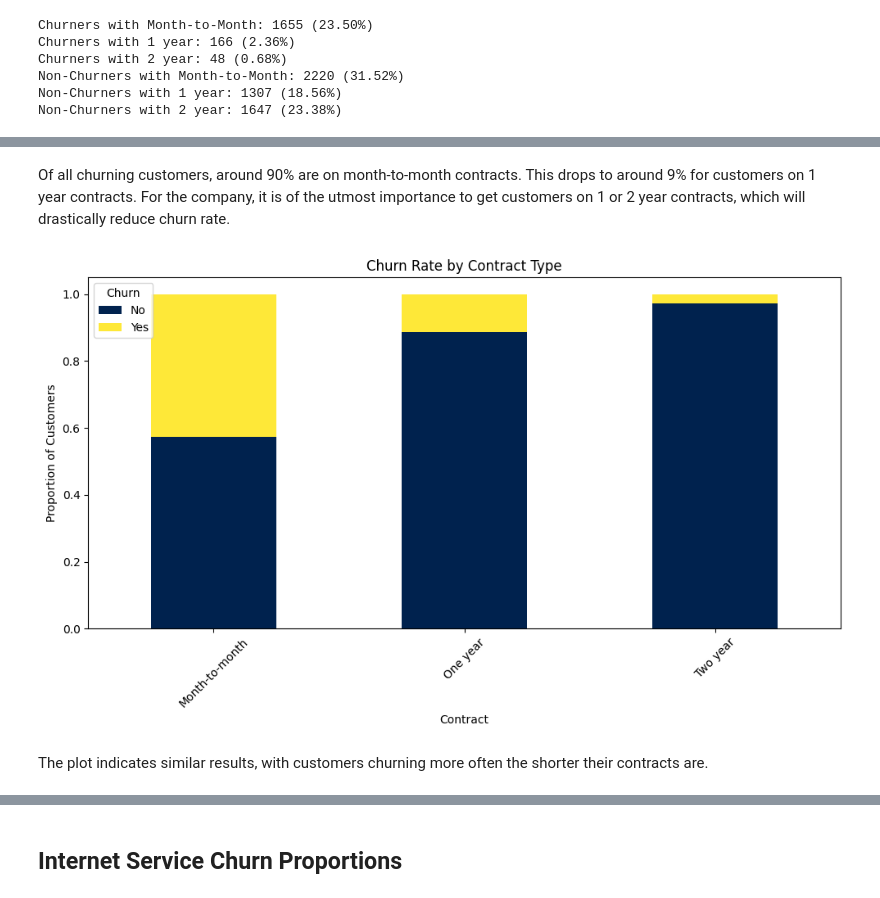
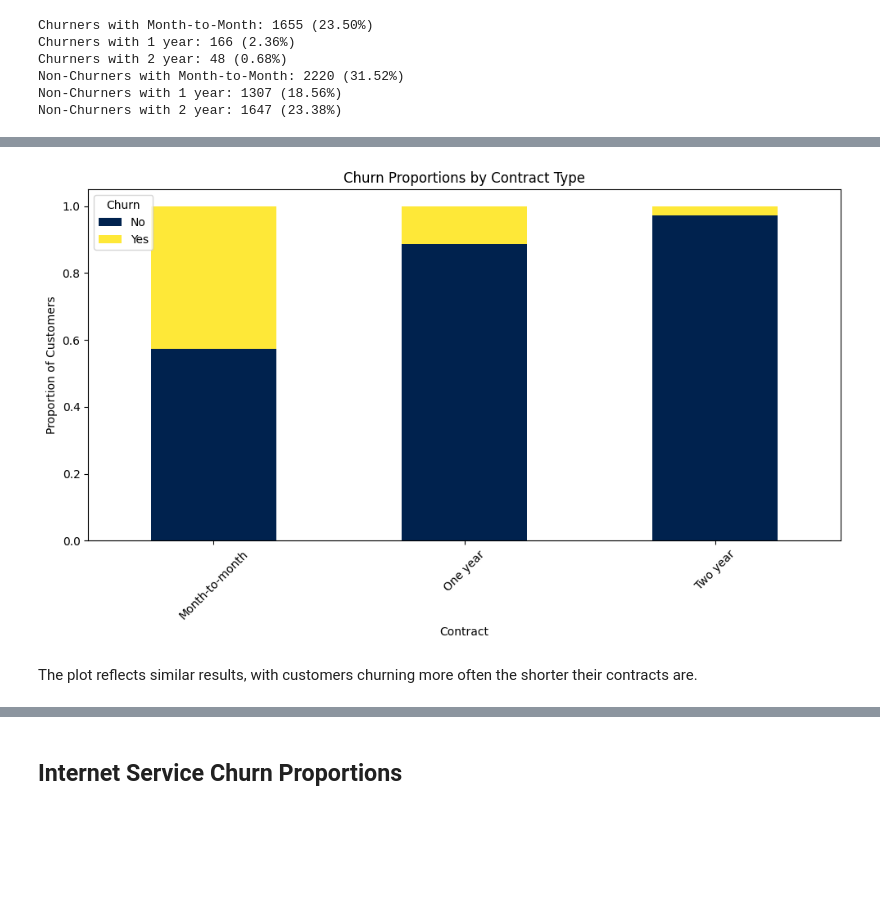
Before and after one commit to nvpham12/Telecom-Customer-Churn-Prediction-and-Data-Analysis, a Jupyter notebook: Customer_Churn_Prediction.ipynb, the cells around one changed output, grey strips where cells are left out. Drawn from its saved outputs; the diff is of its cells as text; code cells hidden in the pictures; blank space fills up the shorter version.

```diff
--- a/Customer_Churn_Prediction.ipynb
+++ b/Customer_Churn_Prediction.ipynb
@@ -895,20 +857,18 @@ plt.show()
-# %% [markdown]
-Of all churning customers, around 90% are on month-to-month contracts. This drops to around 9% for customers on 1 year contracts. For the company, it is of the utmost importance to get customers on 1 or 2 year contracts, which will drastically reduce churn rate.
 # %%
 # Normalize to percentages
 contract_churn = df.groupby(['Contract', 'Churn']).size().unstack().fillna(0)
 contract_churn_pct = contract_churn.div(contract_churn.sum(axis=1), axis=0)
 
 # Plot the stacked bar chart
 contract_churn_pct.plot(kind='bar', stacked=True, colormap='cividis', figsize=(10, 6))
 plt.ylabel('Proportion of Customers')
-plt.title('Churn Rate by Contract Type')
+plt.title('Churn Proportions by Contract Type')
 plt.xticks(rotation=45)
 plt.legend(title='Churn')
 plt.tight_layout()
 plt.savefig('churn_by_contract')
 plt.show()
 # %% [output]
-[figure, old version]
+[figure, new version]
 # %% [markdown]
-The plot indicates similar results, with customers churning more often the shorter their contracts are.
+The plot reflects similar results, with customers churning more often the shorter their contracts are.
```
Also changed, not shown: parts of 7 cells of this notebook.
